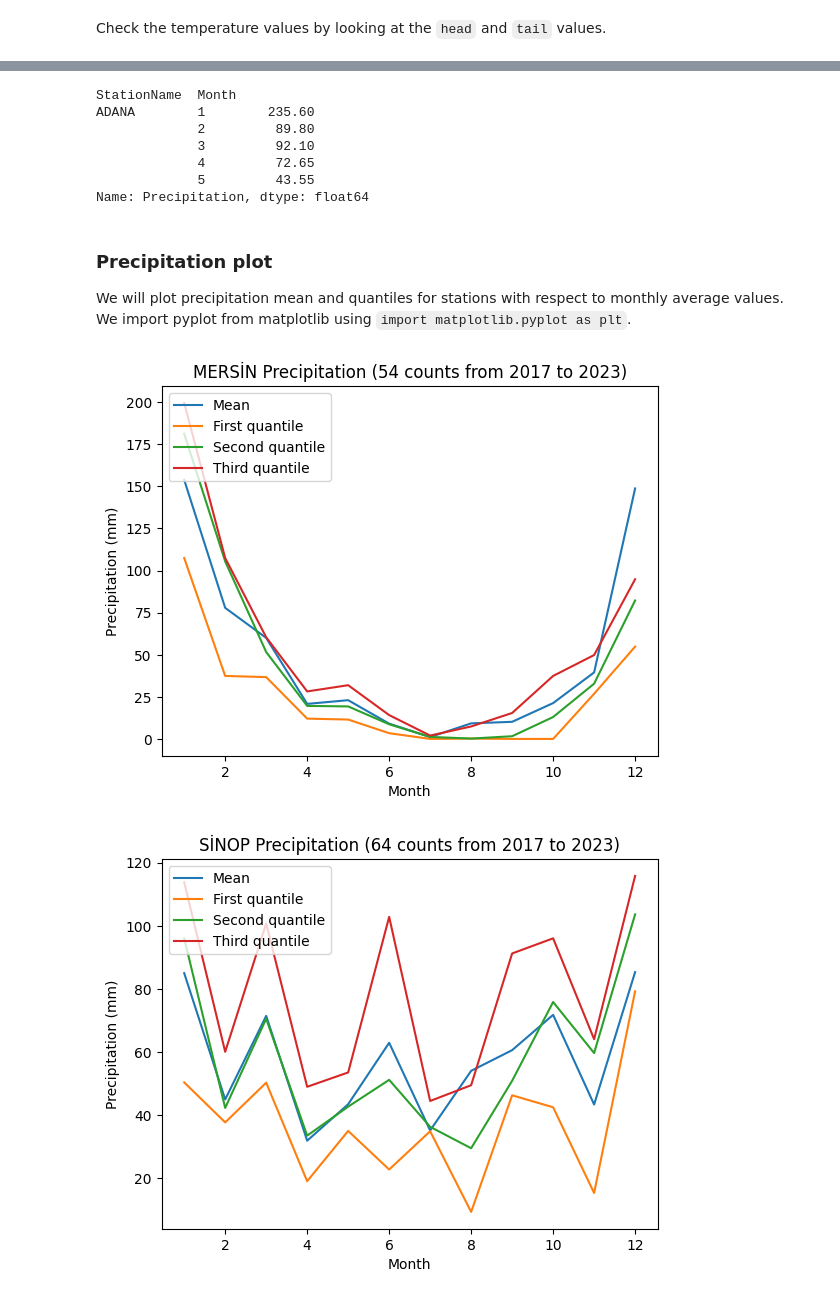
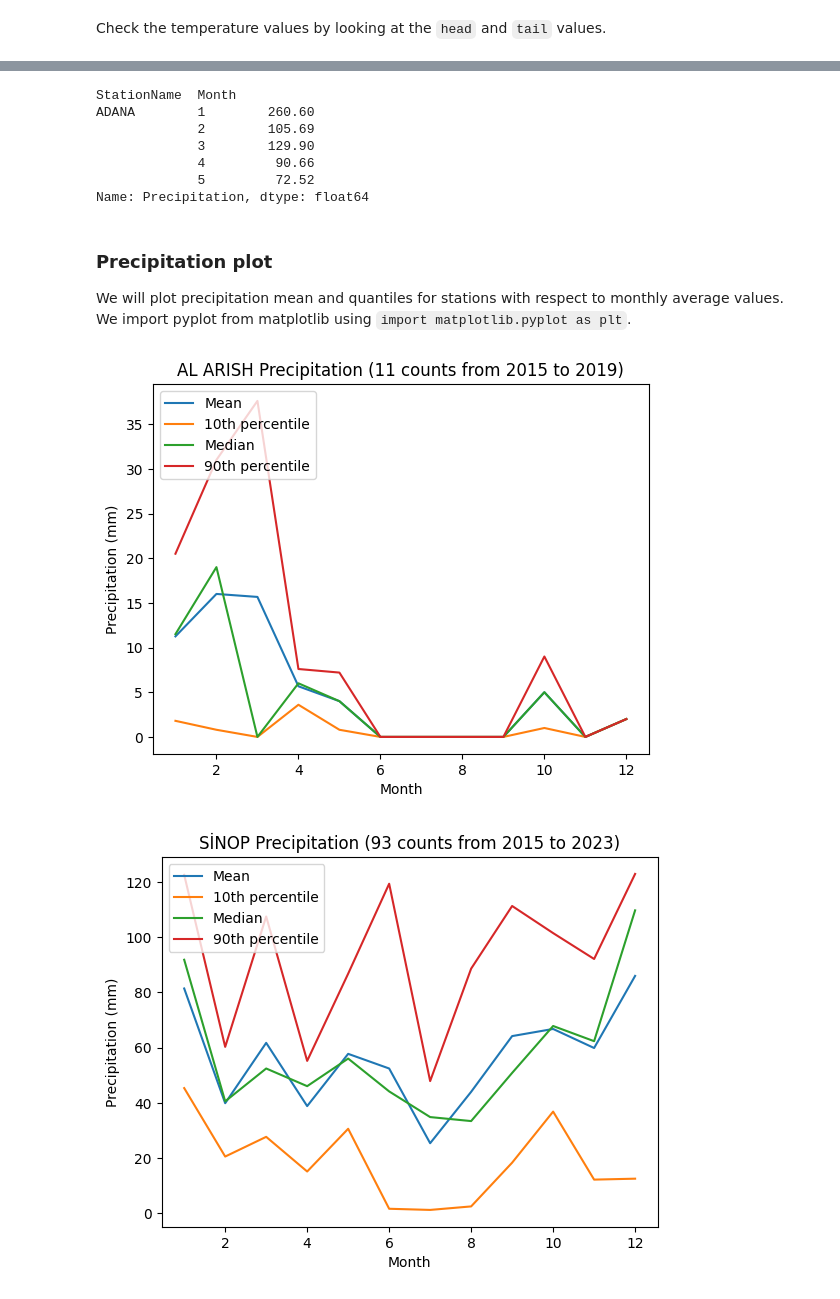
Before and after one commit to gungorgorkemmetu/eastern_mediterranean_climate_data, a Jupyter notebook: MGM_climate_center.ipynb, the cells around one changed output, grey strips where cells are left out. Drawn from its saved outputs; the diff is of its cells as text; code cells hidden in the pictures.

Commit message:
Extension of data and plotting of extreme values
Extension of data starting from 2015 and plotting of extreme temperature and precipitation values

```diff
--- a/MGM_climate_center.ipynb
+++ b/MGM_climate_center.ipynb
@@ -205,9 +223,9 @@ We first group the temperature values for station names and months in the series
 temp_mean = data.groupby(["StationName","Month"])["Temperature"].mean()
 
 # Store the temperature quantile values
-temp_quantile_first = data.groupby(["StationName","Month"])["Temperature"].quantile(0.25)
-temp_quantile_second = data.groupby(["StationName","Month"])["Temperature"].quantile(0.50)
-temp_quantile_third = data.groupby(["StationName","Month"])["Temperature"].quantile(0.75)
+temp_percentile_tenth = data.groupby(["StationName","Month"])["Temperature"].quantile(0.10)
+temp_median = data.groupby(["StationName","Month"])["Temperature"].quantile(0.50)
+temp_percentile_ninetieth = data.groupby(["StationName","Month"])["Temperature"].quantile(0.90)
 # %% [markdown]
 Check the temperature values by looking at the `head` and `tail` values.
 # %%
@@ -272,7 +290,7 @@ data_from = data.groupby(["StationName"])["Year"].min()
 data_to = data.groupby(["StationName"])["Year"].max()
 
 # Generate temperature plot charts for stations
-for st in ("MERSİN","SİNOP"):
+for st in ("AL ARISH","SİNOP"):
     plt.figure()
     plt.xlabel('Month')
     # naming the y axis
@@ -281,9 +299,9 @@ for st in ("MERSİN","SİNOP"):
     + str(data_from[st]) + " to " + str(data_to[st]) + ")"
     plt.title(title)
     plt.plot(temp_mean[st], label="Mean")
-    plt.plot(temp_quantile_first[st], label="First quantile")
-    plt.plot(temp_quantile_second[st], label="Second quantile")
-    plt.plot(temp_quantile_third[st], label="Third quantile")
+    plt.plot(temp_percentile_tenth[st], label="10th percentile")
+    plt.plot(temp_median[st], label="Median")
+    plt.plot(temp_percentile_ninetieth[st], label="90th percentile")
     plt.legend(loc="upper left")
 
 # Print flow charts for each station
@@ -304,9 +322,9 @@ We then group the precipitation values for station names and months in the serie
 ppt_mean = data.groupby(["StationName","Month"])["Precipitation"].mean()
 
 # Store the temperature quantile values
-ppt_quantile_first = data.groupby(["StationName","Month"])["Precipitation"].quantile(0.25)
-ppt_quantile_second = data.groupby(["StationName","Month"])["Precipitation"].quantile(0.50)
-ppt_quantile_third = data.groupby(["StationName","Month"])["Precipitation"].quantile(0.75)
+ppt_percentile_tenth = data.groupby(["StationName","Month"])["Precipitation"].quantile(0.10)
+ppt_median = data.groupby(["StationName","Month"])["Precipitation"].quantile(0.50)
+ppt_percentile_ninetieth = data.groupby(["StationName","Month"])["Precipitation"].quantile(0.90)
 # %% [markdown]
 Check the temperature values by looking at the `head` and `tail` values.
 # %%
@@ -351,13 +369,13 @@ ADANA        1        153.0
 Name: Precipitation, dtype: float64
 # %%
-ppt_quantile_third.head()
+ppt_percentile_ninetieth.head()
 # %% [output]
 StationName  Month
-ADANA        1        235.60
-             2         89.80
-             3         92.10
-             4         72.65
-             5         43.55
+ADANA        1        260.60
+             2        105.69
+             3        129.90
+             4         90.66
+             5         72.52
 Name: Precipitation, dtype: float64
 # %% [markdown]
 ### Precipitation plot
@@ -365,29 +383,29 @@ We will plot precipitation mean and quantiles for stations with respect to month
 # %%
 # Import pyplot from matplot library
 import matplotlib.pyplot as plt
 
 data_counts = data.groupby(["StationName","Precipitation"])["Year"].count()
 
 # Generate temperature plot charts for stations
-for st in ("MERSİN","SİNOP"):
+for st in ("AL ARISH","SİNOP"):
     plt.figure()
     plt.xlabel('Month')
     # naming the y axis
     plt.ylabel('Precipitation (mm)')
     title = st + " " + "Precipitation" + " (" + str(data_counts[st].shape[0]) + " " + "counts from " \
     + str(data_from[st]) + " to " + str(data_to[st]) + ")"
     plt.title(title)
     plt.plot(ppt_mean[st], label="Mean")
-    plt.plot(ppt_quantile_first[st], label="First quantile")
-    plt.plot(ppt_quantile_second[st], label="Second quantile")
-    plt.plot(ppt_quantile_third[st], label="Third quantile")
+    plt.plot(ppt_percentile_tenth[st], label="10th percentile")
+    plt.plot(ppt_median[st], label="Median")
+    plt.plot(ppt_percentile_ninetieth[st], label="90th percentile")
     plt.legend(loc="upper left")
 
 # Print flow charts for each station
 plt.show()
 # %% [output]
-[figure, old version]
+[figure, new version]
-[figure, old version]
+[figure, new version]
 # %%
 data.to_excel('data_export.xlsx', index=False)
 # %%
```
Also changed, not shown: parts of 20 cells of this notebook, 35 other files.
